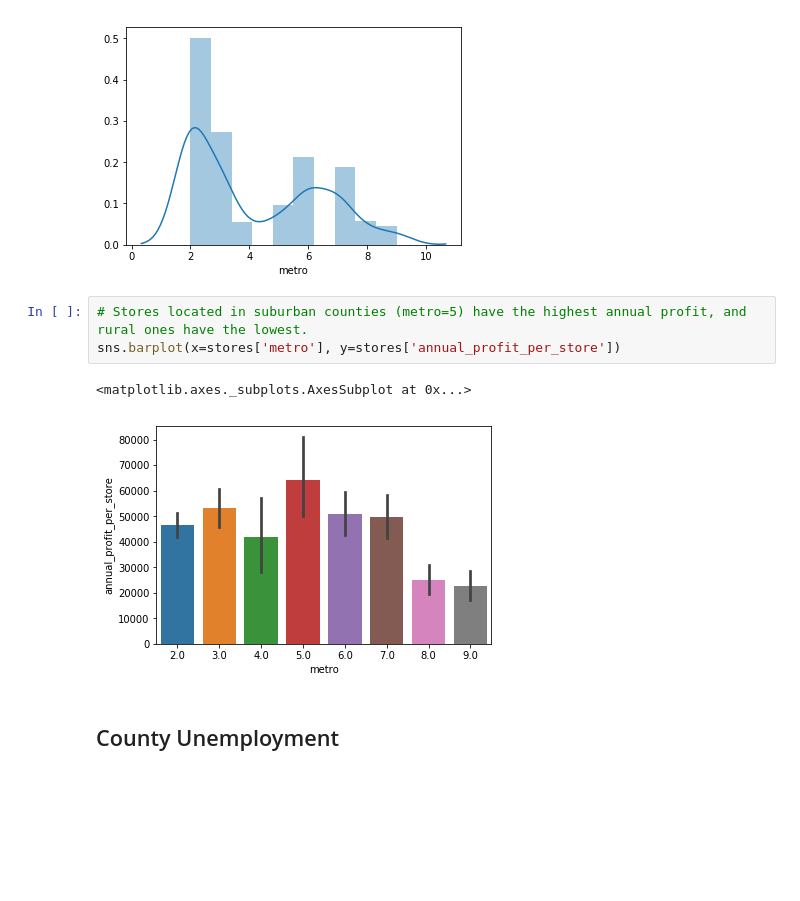
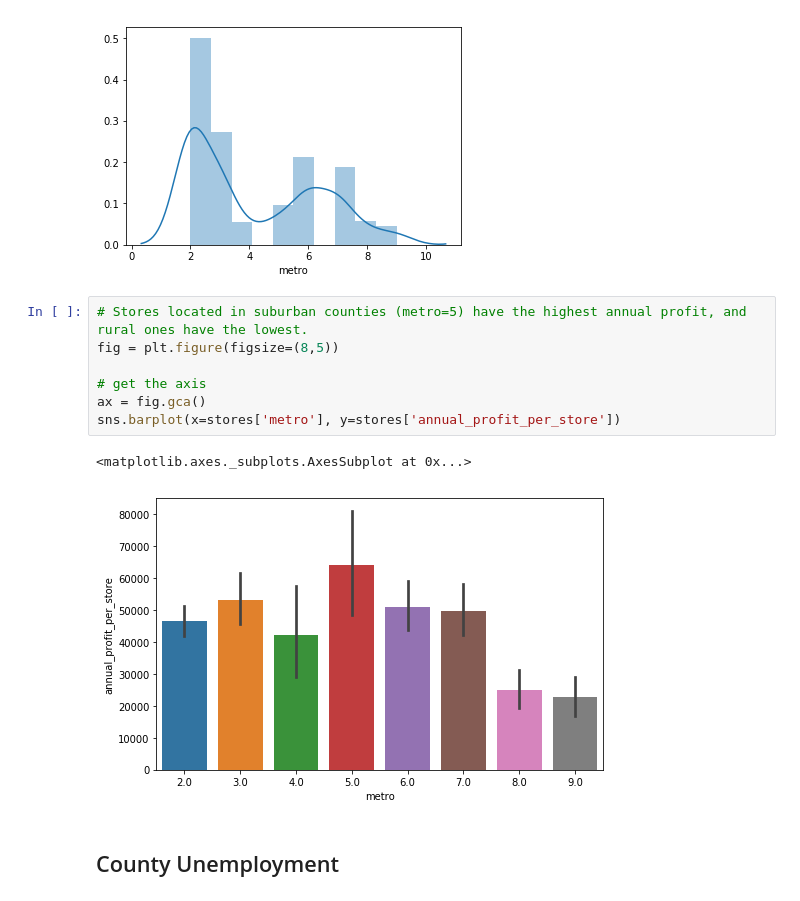
Before and after one commit to austinlasseter/Iowa_Liquor, a Jupyter notebook: code/3 - Exploratory Data Analysis.ipynb, the cells around one changed output. Drawn from its saved outputs; the diff is of its cells as text; blank space fills up the shorter version.

```diff
--- a/code/3 - Exploratory Data Analysis.ipynb
+++ b/code/3 - Exploratory Data Analysis.ipynb
@@ -134,10 +167,14 @@ sns.distplot(stores['metro']);
 [figure]
 # %%
 # Stores located in suburban counties (metro=5) have the highest annual profit, and rural ones have the lowest.
+fig = plt.figure(figsize=(8,5))
+
+# get the axis
+ax = fig.gca()
 sns.barplot(x=stores['metro'], y=stores['annual_profit_per_store'])
 # %% [output]
 <matplotlib.axes._subplots.AxesSubplot at 0x...>
-[figure, old version]
+[figure, new version]
 # %% [markdown]
 ## County Unemployment
 # %%
```
Also changed, not shown: parts of 12 cells of this notebook, 3 other files.
